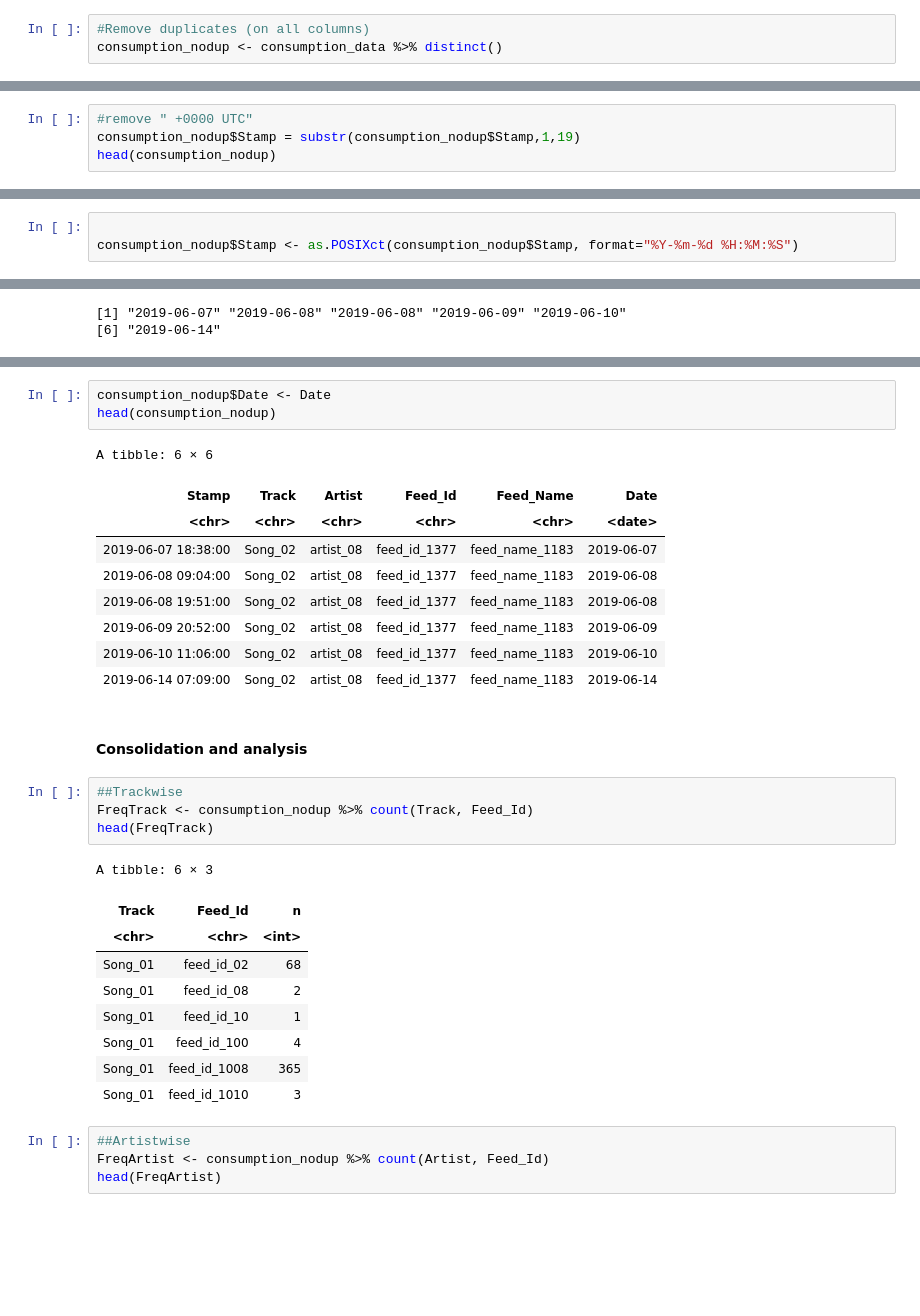
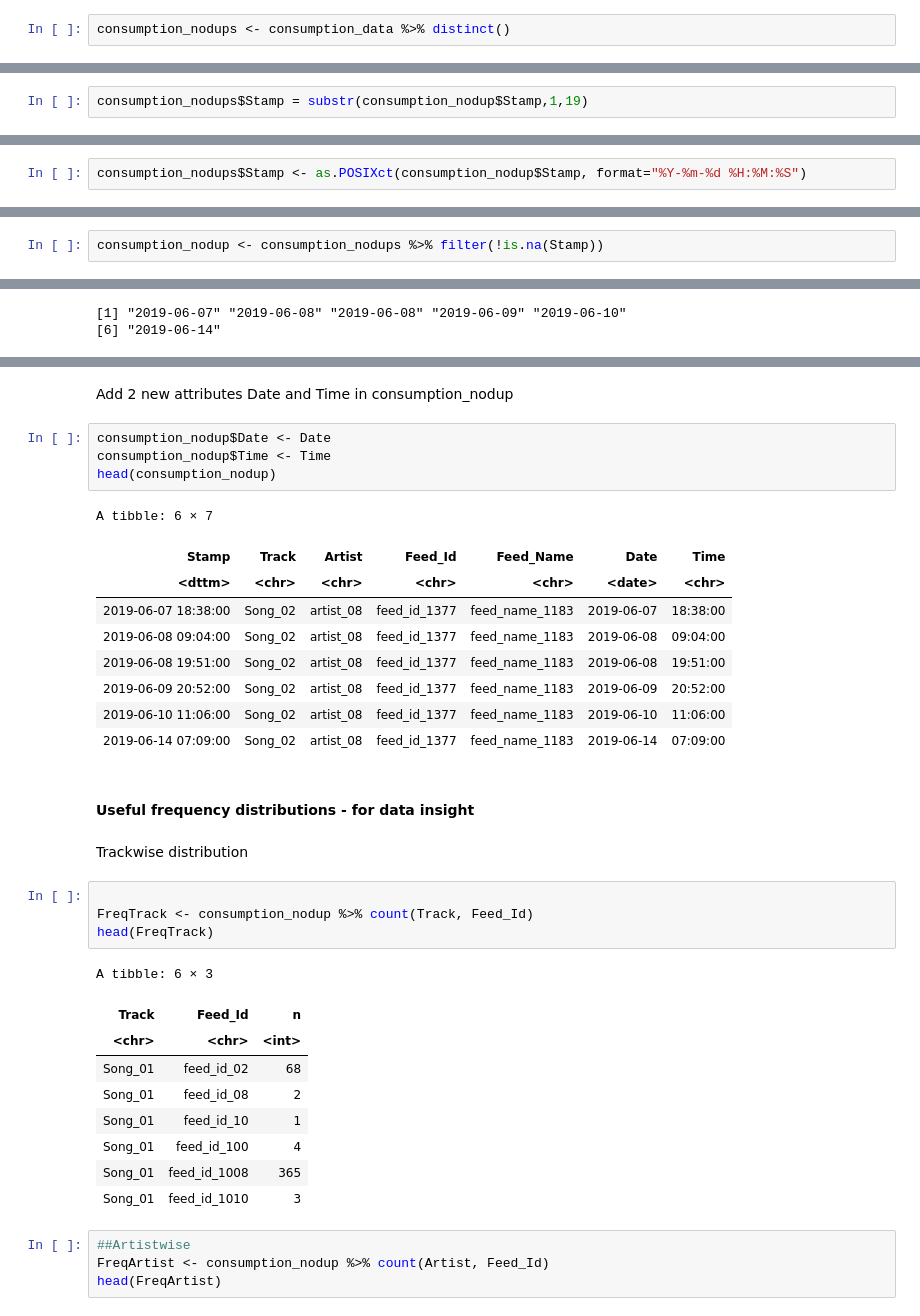
Before and after one commit to drpragyasan/utopia_assignment, a Jupyter notebook: Utopia_assignment.ipynb, the cells around one changed output, grey strips where cells are left out. Saved outputs shown, nothing was run; the diff lists cells and outputs as text; blank space fills up the shorter version.

```diff
--- a/Utopia_assignment.ipynb
+++ b/Utopia_assignment.ipynb
@@ -79,3 +133,2 @@ Warning message:
 # %%
-#Remove duplicates (on all columns)
-consumption_nodup <- consumption_data %>% distinct()
+consumption_nodups <- consumption_data %>% distinct()
@@ -97,4 +154,2 @@ A tibble: 6 × 5
 # %%
-#remove " +0000 UTC"
-consumption_nodup$Stamp = substr(consumption_nodup$Stamp,1,19)
-head(consumption_nodup)
+consumption_nodups$Stamp = substr(consumption_nodup$Stamp,1,19)
@@ -113,3 +163,2 @@ Format the date to type "%Y-%m-%d %H:%M:%S"
 # %%
-
-consumption_nodup$Stamp <- as.POSIXct(consumption_nodup$Stamp, format="%Y-%m-%d %H:%M:%S")
+consumption_nodups$Stamp <- as.POSIXct(consumption_nodup$Stamp, format="%Y-%m-%d %H:%M:%S")
@@ -115,0 +188,2 @@ consumption_nodup$Stamp <- as.POSIXct(consumption_nodup$Stamp, format="%Y-%m-%d
+# %%
+consumption_nodup <- consumption_nodups %>% filter(!is.na(Stamp))
@@ -133,20 +214,25 @@ head(Time)
+# %% [markdown]
+Add 2 new attributes Date and Time in consumption_nodup
 # %%
 consumption_nodup$Date <- Date
+consumption_nodup$Time <- Time
 head(consumption_nodup)
 # %% [output]
-A tibble: 6 × 6
+A tibble: 6 × 7
-| Stamp | Track | Artist | Feed_Id | Feed_Name | Date |
-| <chr> | <chr> | <chr> | <chr> | <chr> | <date> |
-| 2019-06-07 18:38:00 | Song_02 | artist_08 | feed_id_1377 | feed_name_1183 | 2019-06-07 |
-| 2019-06-08 09:04:00 | Song_02 | artist_08 | feed_id_1377 | feed_name_1183 | 2019-06-08 |
-| 2019-06-08 19:51:00 | Song_02 | artist_08 | feed_id_1377 | feed_name_1183 | 2019-06-08 |
-| 2019-06-09 20:52:00 | Song_02 | artist_08 | feed_id_1377 | feed_name_1183 | 2019-06-09 |
-| 2019-06-10 11:06:00 | Song_02 | artist_08 | feed_id_1377 | feed_name_1183 | 2019-06-10 |
-| 2019-06-14 07:09:00 | Song_02 | artist_08 | feed_id_1377 | feed_name_1183 | 2019-06-14 |
+| Stamp | Track | Artist | Feed_Id | Feed_Name | Date | Time |
+| <dttm> | <chr> | <chr> | <chr> | <chr> | <date> | <chr> |
+| 2019-06-07 18:38:00 | Song_02 | artist_08 | feed_id_1377 | feed_name_1183 | 2019-06-07 | 18:38:00 |
+| 2019-06-08 09:04:00 | Song_02 | artist_08 | feed_id_1377 | feed_name_1183 | 2019-06-08 | 09:04:00 |
+| 2019-06-08 19:51:00 | Song_02 | artist_08 | feed_id_1377 | feed_name_1183 | 2019-06-08 | 19:51:00 |
+| 2019-06-09 20:52:00 | Song_02 | artist_08 | feed_id_1377 | feed_name_1183 | 2019-06-09 | 20:52:00 |
+| 2019-06-10 11:06:00 | Song_02 | artist_08 | feed_id_1377 | feed_name_1183 | 2019-06-10 | 11:06:00 |
+| 2019-06-14 07:09:00 | Song_02 | artist_08 | feed_id_1377 | feed_name_1183 | 2019-06-14 | 07:09:00 |
 # %% [markdown]
-#### Consolidation and analysis
+#### Useful frequency distributions - for data insight
+# %% [markdown]
+Trackwise distribution
 # %%
-##Trackwise
+
 FreqTrack <- consumption_nodup %>% count(Track, Feed_Id)
 head(FreqTrack)
 # %% [output]
```
Also changed, not shown: parts of 76 cells of this notebook.
